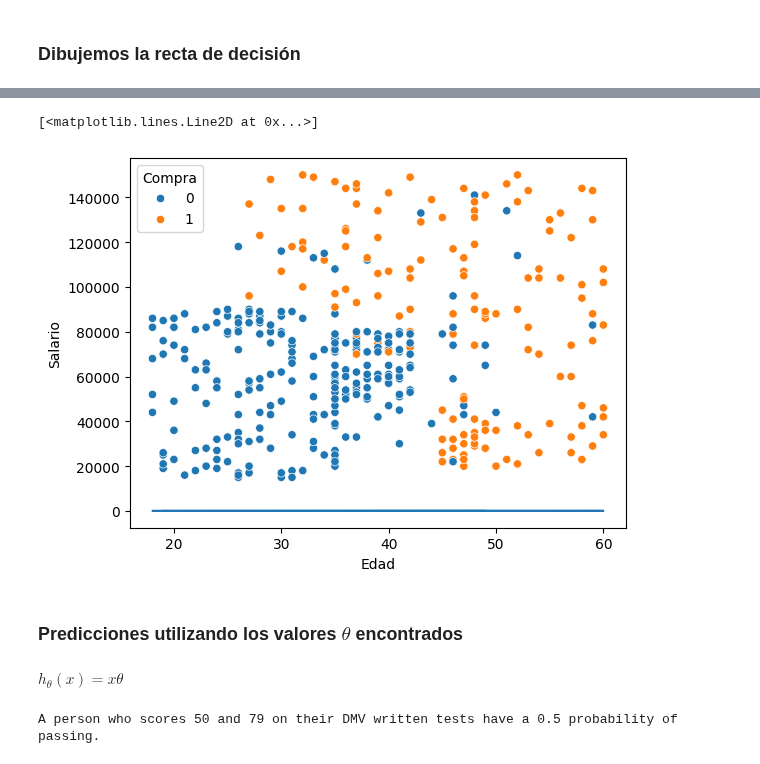
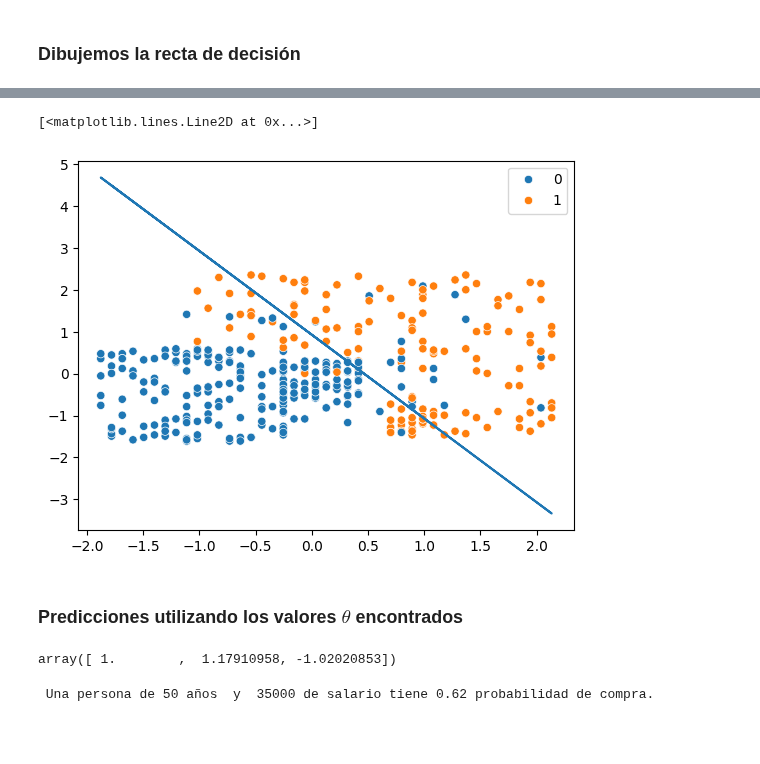
Before and after one commit to gachet/ad-1-24, a Jupyter notebook: LOG/exa2.24_sol.ipynb, the cells around one changed output, grey strips where cells are left out. Cells and saved outputs as stored; diff of their text form; code cells hidden in the pictures; blank space fills up the shorter version.

```diff
--- a/LOG/exa2.24_sol.ipynb
+++ b/LOG/exa2.24_sol.ipynb
@@ -91 +87,10 @@ theta_init = np.zeros((cols + 1, 1))
+# %%
+from sklearn.preprocessing import StandardScaler
+scaler = StandardScaler()
+X=scores
+X_scaled = scaler.fit_transform(X)
+# %%
+X_scaled = np.append(np.ones((rows, 1)), X_scaled, axis=1) #include intercept
+y = results.reshape(rows, 1)
+theta_init = np.zeros((cols + 1, 1))
 # %%
@@ -210,21 +178,9 @@ $ x_3 = \frac{-(\theta_1+\theta_2x_2)}{\theta_3}$
 # %%
-sns.scatterplot(x = 'Edad', y = 'Salario', hue = 'Compra', data =data)
-decision_boundary = -(theta[0] + (theta[1])*data['Edad'])/(theta[2])
-plt.plot(data['Edad'], decision_boundary)
+sns.scatterplot(x = X_scaled[0:,1], y = X_scaled[0:,2], hue = results)
+decision_boundary = -(theta[0] + (theta[1])*X_scaled[0:,1])/(theta[2])
+plt.plot(X_scaled[0:400,1], decision_boundary)
 # %% [output]
 [<matplotlib.lines.Line2D at 0x...>]
-[figure, old version]
+[figure, new version]
 # %% [markdown]
 ### Predicciones utilizando los valores $\theta$ encontrados
-# %% [markdown]
-$h_\theta(x) = x\theta$
-# %%
-nueva_persona = np.array([[20, 500000]])
-nueva_persona_scaled =  scaler.fit_transform(nueva_persona)
-
-nueva_persona_scaled = np.append(np.ones(1), nueva_persona_scaled)
-probability = logistic_function(nueva_persona_scaled.dot(theta))
-print("A person who scores 50 and 79 on their DMV written tests have a",
-      np.round(probability[0], 2),"probability of passing.")
-# %% [output]
-A person who scores 50 and 79 on their DMV written tests have a 0.5 probability of passing.
@@ -231,3 +190,14 @@ A person who scores 50 and 79 on their DMV written tests have a 0.5 probability
+# %%
+nuevo_dato=np.append(1,nueva_persona_scaled)
+nuevo_dato
+# %% [output]
+array([ 1.        ,  1.17910958, -1.02020853])
+# %%
+probability = logistic_function(nuevo_dato.dot(theta))
+print(" Una persona de 50 años  y  35000 de salario tiene",
+      np.round(probability[0], 2),"probabilidad de compra.")
+# %% [output]
+ Una persona de 50 años  y  35000 de salario tiene 0.62 probabilidad de compra.
 # %%
 def predict(X, params):
     return np.round(logistic_function(X @ params))
```
Also changed, not shown: parts of 12 cells of this notebook.
